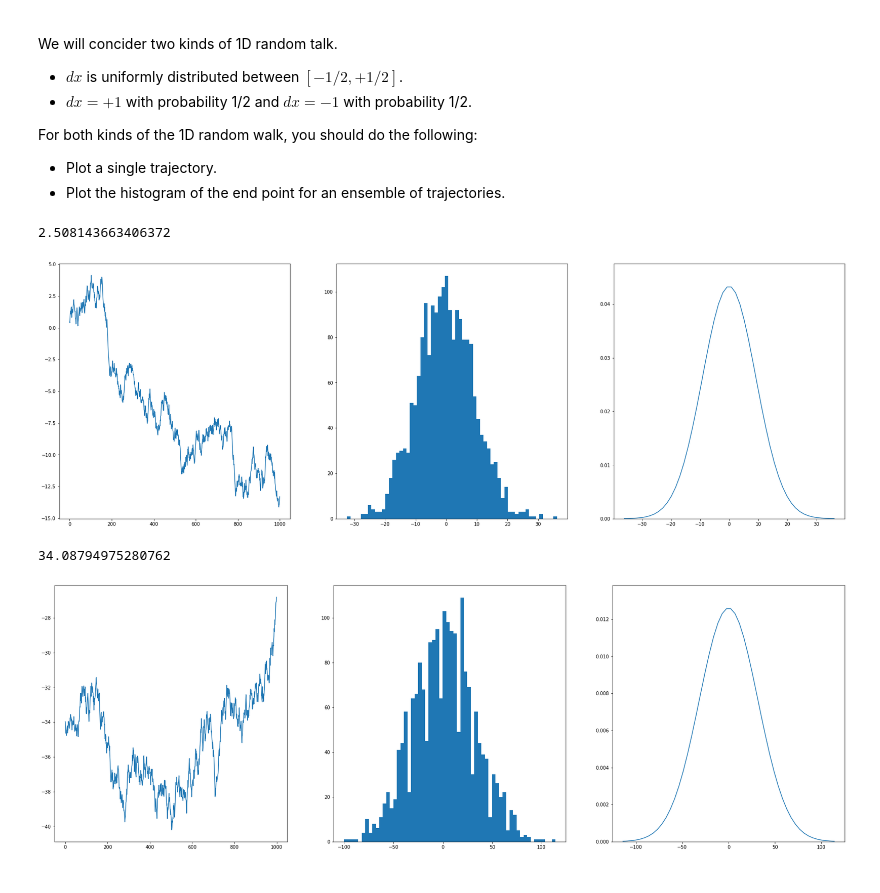
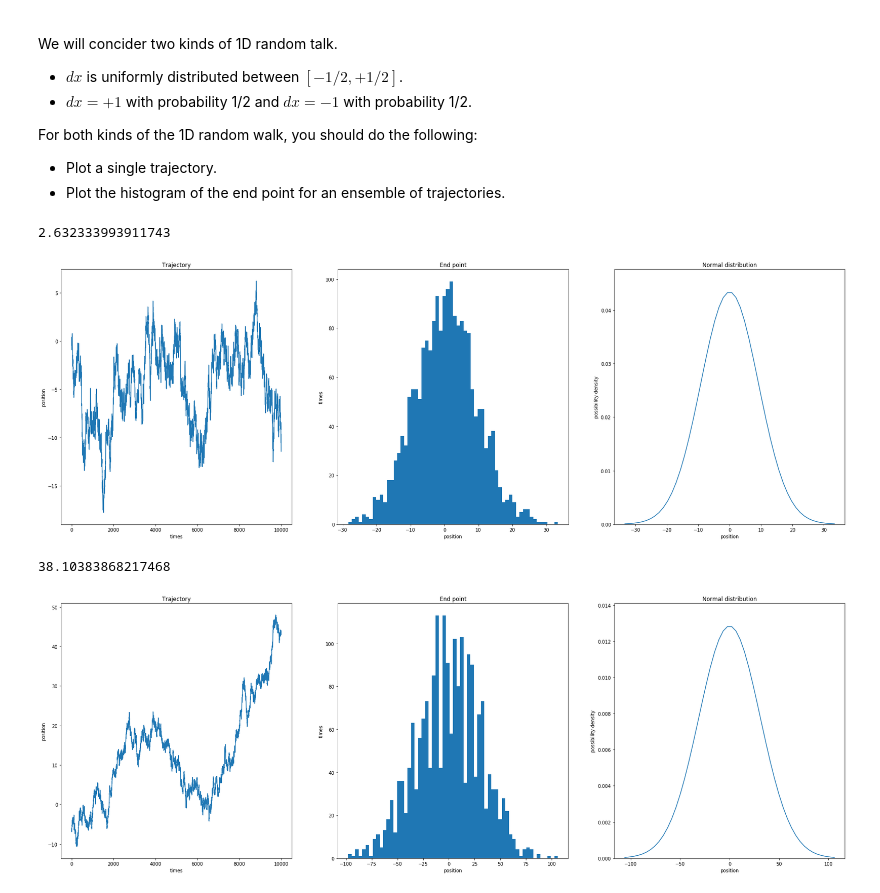
Before and after one commit to NTHU-Phys-Qubit/hw1-ZH022557, a Jupyter notebook: Problem-1.ipynb, the cells around one changed output. Drawn from its saved outputs; the diff is of its cells as text; code cells hidden in the pictures.

```diff
--- a/Problem-1.ipynb
+++ b/Problem-1.ipynb
@@ -15,37 +15,52 @@ For both kinds of the 1D random walk, you should do the following:
 # %%
 t=time()
 x,position=0,[]
-for j in np.arange(1000):
+for j in np.arange(10000):
         dx = np.random.random()-0.5
         x  = x + dx
         position.append(x)
 final=[x]
+
 for i in np.arange(2000):
     x = 0
     for j in np.arange(1000):
         dx = np.random.random()-0.5
         x  = x + dx
     final.append(x)
+
 mu, sigma = 0, np.std(final, ddof = 1)
 sx = np.linspace(-1*max(final),max(final),50)
 sy = 1/(sigma * np.sqrt(2 * np.pi)) * np.exp( - (sx - mu)**2 / (2 * sigma**2) )
+
 plt.figure(figsize=(30,10))
 plt.subplot(1,3,1)
+plt.title('Trajectory')
+plt.ylabel('position')
+plt.xlabel('times')
 plt.plot(position)
+
 plt.subplot(1,3,2)
+plt.title('End point')
+plt.ylabel('times')
+plt.xlabel('position')
 plt.hist(final, bins=60)
+
 plt.subplot(1,3,3)
+plt.title('Normal distribution')
+plt.ylabel('possibility density')
+plt.xlabel('position')
 plt.plot(sx, sy)
 plt.ylim(0,max(sy)*1.1)
+
 t=time()-t
 print(t)
 # %% [output]
-2.508143663406372
+2.632333993911743
-[figure, old version]
+[figure, new version]
 # %%
 t=time()
 position = []
-for j in np.arange(1000):
+for j in np.arange(10000):
         dx = np.random.random()-0.5
         x  = x + dx
         position.append(x)
@@ -61,16 +76,29 @@ for i in np.arange(2000):
 mu, sigma = 0, np.std(final, ddof = 1)
 sx = np.linspace(-1*max(final),max(final),50)
 sy = 1/(sigma * np.sqrt(2 * np.pi)) * np.exp( - (sx - mu)**2 / (2 * sigma**2) )
+
 plt.figure(figsize=(30,10))
 plt.subplot(1,3,1)
+plt.title('Trajectory')
+plt.ylabel('position')
+plt.xlabel('times')
 plt.plot(position)
+
 plt.subplot(1,3,2)
+plt.title('End point')
+plt.ylabel('times')
+plt.xlabel('position')
 plt.hist(final, bins=60)
+
 plt.subplot(1,3,3)
-plt.plot( sx, sy)
+plt.title('Normal distribution')
+plt.ylabel('possibility density')
+plt.xlabel('position')
+plt.plot(sx, sy)
 plt.ylim(0,max(sy)*1.1)
+
 t=time()-t
 print(t)
 # %% [output]
-34.08794975280762
+38.10383868217468
-[figure, old version]
+[figure, new version]
```
Also changed, not shown: 1 other file.
